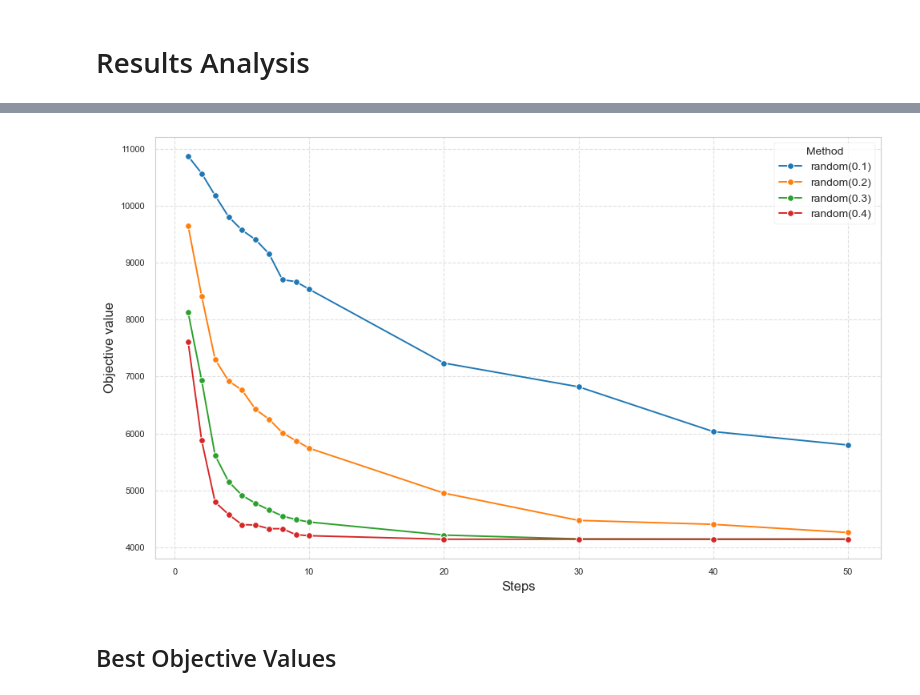
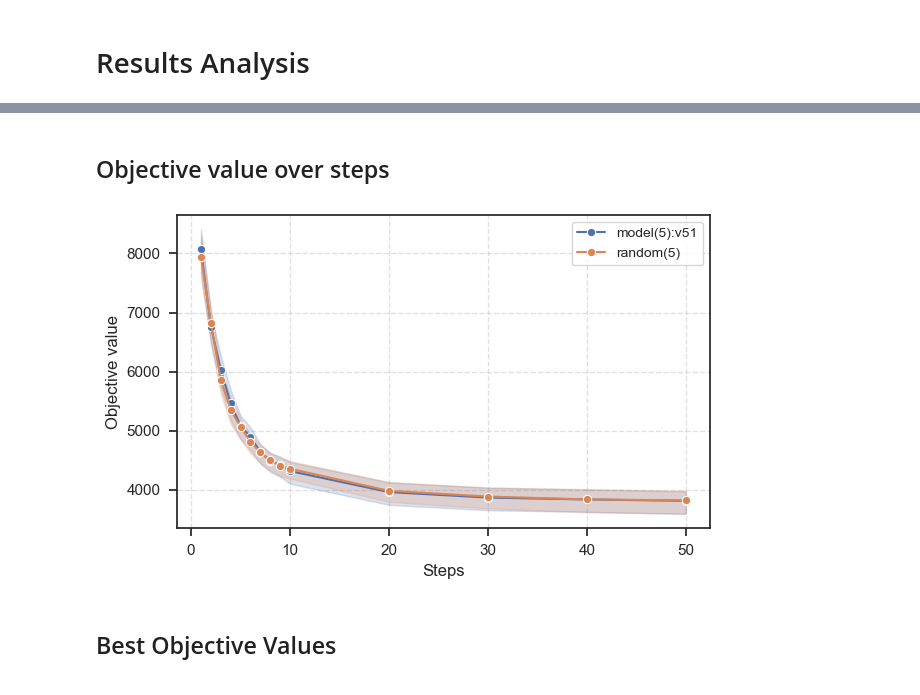
Before and after one commit to arekpaterak/engineering-thesis, a Jupyter notebook: experiments/results_analysis.ipynb, the cells around one changed output, grey strips where cells are left out. Cells and saved outputs as stored; diff of their text form; code cells hidden in the pictures.

```diff
--- a/experiments/results_analysis.ipynb
+++ b/experiments/results_analysis.ipynb
@@ -39,5 +28,0 @@ plt.style.available
-# %%
-TSP_BEST_RESULTS_PATH = os.path.join(BASE_PATH, "problems", "tsp", "data", "best_results.csv")
-
-df = pd.read_csv(TSP_BEST_RESULTS_PATH)
-df.head()
@@ -51,10 +78,4 @@ df.head()
 # %%
-def filter_instance_size(df, sizes=[20]):
-    df = deepcopy(df)
-    size_patterns = [f"^{size}_" for size in sizes]
-    pattern = "|".join(size_patterns)
-    return df[df['instance'].str.contains(pattern)]
-
 def average_over_seeds(df):
     df = deepcopy(df)
     return (
@@ -62,3 +83,6 @@ def average_over_seeds(df):
         .mean(numeric_only=True)
         .reset_index()
     ).drop(columns=['seed'])
+
+avg_df = average_over_seeds(df.loc[lambda x: x['instance'].isin(test_20_instances)])
+avg_df
@@ -65,4 +102,0 @@ def average_over_seeds(df):
-# %%
-# average over seeds
-avg_df = average_over_seeds(filter_instance_size(df, sizes=[20]))
-avg_df.head(50)
@@ -87,24 +103,36 @@ avg_df.head(50)
+# %% [markdown]
+## Objective value over steps
 # %%
-plt.figure(figsize=(10, 6))
+def plot_value_over_steps(
+    df,
+    y="objective_value",
+    ylabel="Objective value",
+    ylim=None,
+):
+    plt.figure(figsize=(6.4, 4))
 
-# Plot using seaborn
-sns.lineplot(
-    data=avg_df[avg_df["instance"] == "20_1000_0"],
-    x='steps',
-    y='objective_value',
-    hue='method',
-    marker='o',
-    palette='tab10'
-)
+    # Plot using seaborn
+    sns.lineplot(
+        data=df,
+        x='steps',
+        y=y,
+        hue='method',
+        marker='o',
+    )
 
-plt.xlabel('Steps', fontsize=12)
-plt.ylabel('Objective value', fontsize=12)
-plt.legend(title='Method', fontsize=10)
-plt.grid(True, linestyle='--', alpha=0.6)
-plt.tight_layout()
-plt.show()
+    if ylim:
+        plt.ylim(*ylim)
+
+    plt.xlabel('Steps', fontsize=12)
+    plt.ylabel(ylabel, fontsize=12)
+    plt.legend(title='', fontsize=10)
+    plt.grid(True, linestyle='--', alpha=0.6)
+    plt.tight_layout()
+    plt.show()
+
+plot_value_over_steps(avg_df)
 # %% [output]
-[figure, old version]
+[figure, new version]
 # %% [markdown]
 ## Best Objective Values
 # %%
```
Also changed, not shown: parts of 17 cells of this notebook, 21 other files.
